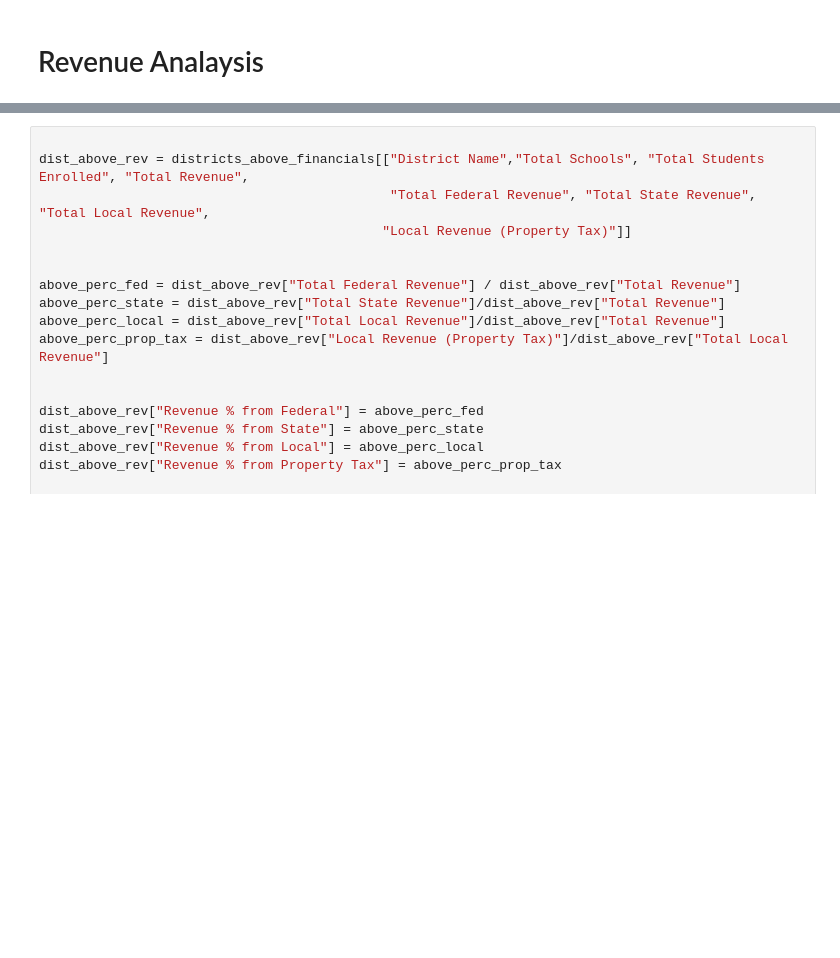
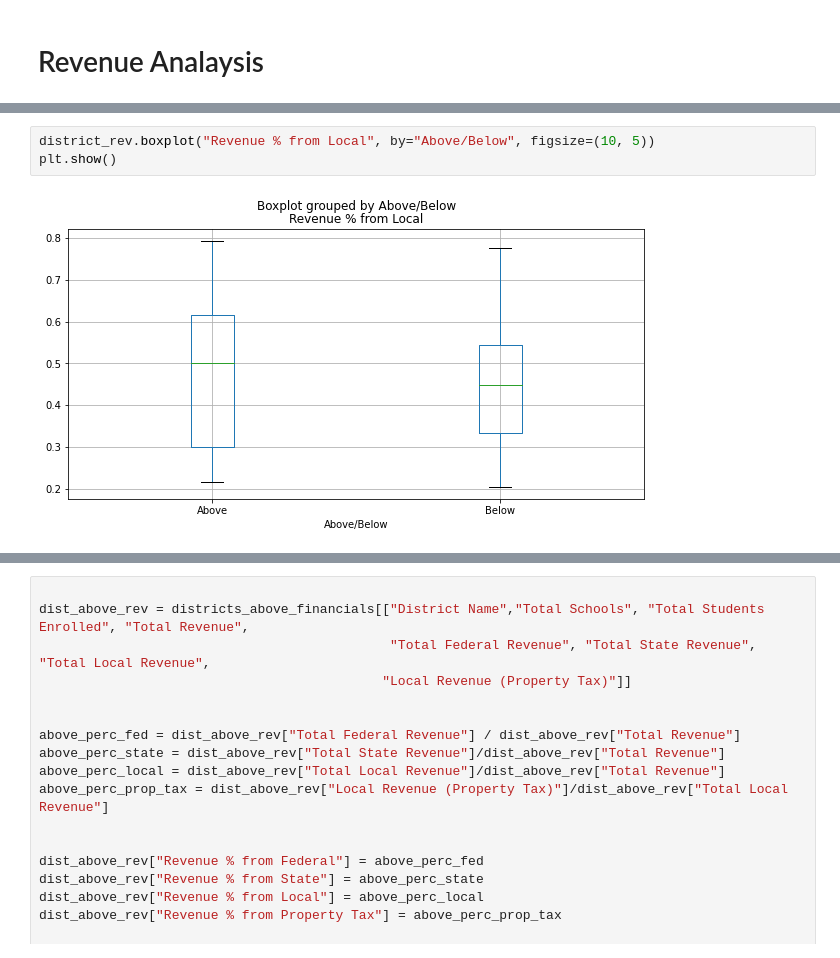
Before and after one commit to jjwilliams11/project1, a Jupyter notebook: Education_Dropout/FL_Education_Dropout_JJ.ipynb, the cells around one changed output, grey strips where cells are left out. Drawn from its saved outputs; the diff is of its cells as text; blank space fills up the shorter version.

```diff
--- a/Education_Dropout/FL_Education_Dropout_JJ.ipynb
+++ b/Education_Dropout/FL_Education_Dropout_JJ.ipynb
@@ -604,0 +619,5 @@ See the caveats in the documentation: https://pandas.pydata.org/pandas-docs/stab
+# %%
+district_rev.boxplot("Revenue % from Local", by="Above/Below", figsize=(10, 5))
+plt.show()
+# %% [output]
+[figure, added]
```
Also changed, not shown: parts of 25 cells of this notebook.
